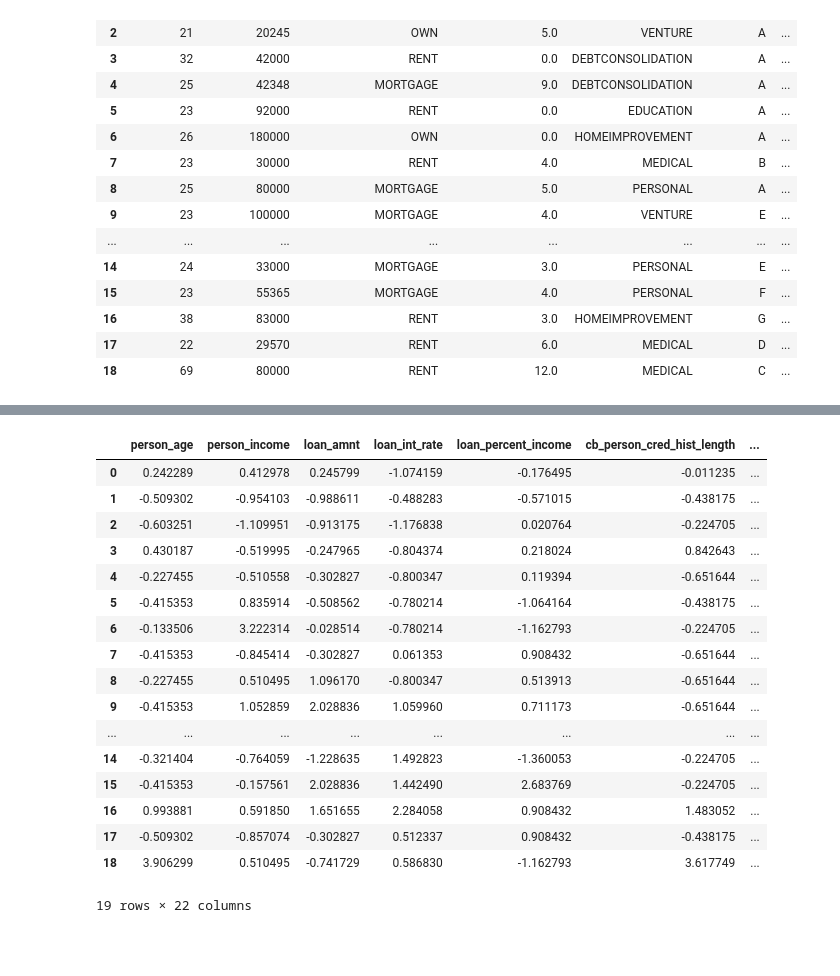
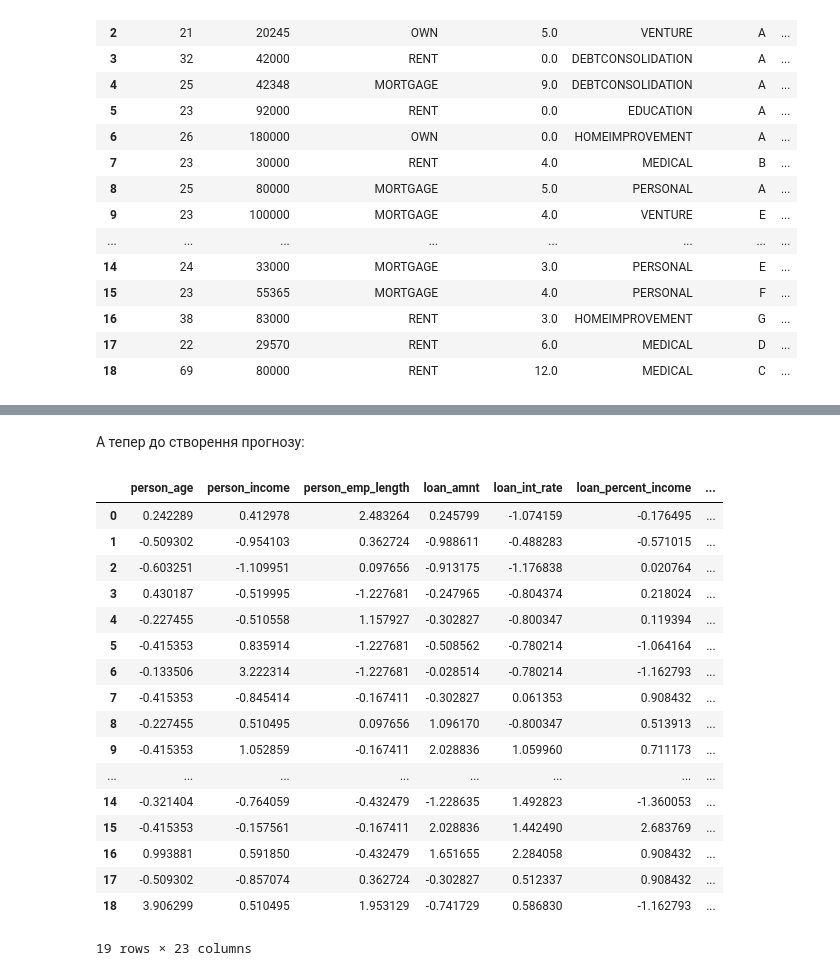
Before and after one commit to dmuman/ML-labs, a Jupyter notebook: lab4/lab4_tutorial.ipynb, the cells around one changed output, grey strips where cells are left out. Cells and saved outputs as stored; diff of their text form; code cells hidden in the pictures; blank space fills up the shorter version.

```diff
--- a/lab4/lab4_tutorial.ipynb
+++ b/lab4/lab4_tutorial.ipynb
@@ -318,28 +430,32 @@ print(accuracy_test)
 # %%
+# імпорт необхідних моделей
 from sklearn.neighbors import KNeighborsClassifier
 from sklearn.svm import SVC
-from sklearn.metrics import r2_score
 
+# створення списку з моделями
 classification_models = [
+    LogisticRegression(),
     KNeighborsClassifier(),
     SVC()
 ]
 
+# пусті списки для навчальних та тестових оцінок
 training_scores = []
 testing_scores = []
 
+# функція, яка робить передбачення
 def model_prediction(model, x_train, y_train, x_test, y_test) -> None:
   """
   Навчає моделі та перевіряє їх якість за допомогою
-  метрики R2.
+  метрики Accuracy score.
 
   Виводить результати навчання моделі.
   """
   model.fit(x_train, y_train)     # навчання моделі на тренувальній вибірці
   y_train_pred = model.predict(X_train)       # прогноз цільової змінної на тренувальній вибірці
   y_test_pred = model.predict(X_test)         # прогноз цільової змінної на тестові вибірці
-  a = accuracy_score(y_train, y_train_pred) * 100   # розрахунок r2 на тренувальній вибірці
-  b = accuracy_score(y_test, y_test_pred) * 100     # розрахунок r2 на тестовій вибірці
+  a = accuracy_score(y_train, y_train_pred) * 100   # розрахунок accuracy score на тренувальній вибірці
+  b = accuracy_score(y_test, y_test_pred) * 100     # розрахунок accuracy score на тестовій вибірці
   training_scores.append(a)                   # поповнення спискій оцінок
   testing_scores.append(b)
 
@@ -467,24 +621,33 @@ X_new.head()
-# %%
-y_pred_new = best_model.predict(X_new)
-
-X_new['Predicted'] = y_pred_new
-X_new
-# %% [output]
-|  | person_age | person_income | loan_amnt | loan_int_rate | loan_percent_income | cb_person_cred_hist_length | ... |
-| 0 | 0.242289 | 0.412978 | 0.245799 | -1.074159 | -0.176495 | -0.011235 | ... |
-| 1 | -0.509302 | -0.954103 | -0.988611 | -0.488283 | -0.571015 | -0.438175 | ... |
-| 2 | -0.603251 | -1.109951 | -0.913175 | -1.176838 | 0.020764 | -0.224705 | ... |
-| 3 | 0.430187 | -0.519995 | -0.247965 | -0.804374 | 0.218024 | 0.842643 | ... |
-| 4 | -0.227455 | -0.510558 | -0.302827 | -0.800347 | 0.119394 | -0.651644 | ... |
-| 5 | -0.415353 | 0.835914 | -0.508562 | -0.780214 | -1.064164 | -0.438175 | ... |
-| 6 | -0.133506 | 3.222314 | -0.028514 | -0.780214 | -1.162793 | -0.224705 | ... |
-| 7 | -0.415353 | -0.845414 | -0.302827 | 0.061353 | 0.908432 | -0.651644 | ... |
-| 8 | -0.227455 | 0.510495 | 1.096170 | -0.800347 | 0.513913 | -0.651644 | ... |
-| 9 | -0.415353 | 1.052859 | 2.028836 | 1.059960 | 0.711173 | -0.651644 | ... |
-| ... | ... | ... | ... | ... | ... | ... | ... |
-| 14 | -0.321404 | -0.764059 | -1.228635 | 1.492823 | -1.360053 | -0.224705 | ... |
-| 15 | -0.415353 | -0.157561 | 2.028836 | 1.442490 | 2.683769 | -0.224705 | ... |
-| 16 | 0.993881 | 0.591850 | 1.651655 | 2.284058 | 0.908432 | 1.483052 | ... |
-| 17 | -0.509302 | -0.857074 | -0.302827 | 0.512337 | 0.908432 | -0.438175 | ... |
-| 18 | 3.906299 | 0.510495 | -0.741729 | 0.586830 | -1.162793 | 3.617749 | ... |
-19 rows × 22 columns
+# %% [markdown]
+А тепер до створення прогнозу:
+# %%
+# прогнозування за допомогою найкращої моделі
+y_pred_new = best_model.predict(X_new)
+
+# створення нового фрейму, який міститиме незалежні змінні та передбачені значення
+df_predicted = X_new.copy()
+
+# додавання колонки з передбаченими значеннями
+df_predicted['Predicted'] = y_pred_new
+
+# виведення нового фрейму
+df_predicted
+# %% [output]
+|  | person_age | person_income | person_emp_length | loan_amnt | loan_int_rate | loan_percent_income | ... |
+| 0 | 0.242289 | 0.412978 | 2.483264 | 0.245799 | -1.074159 | -0.176495 | ... |
+| 1 | -0.509302 | -0.954103 | 0.362724 | -0.988611 | -0.488283 | -0.571015 | ... |
+| 2 | -0.603251 | -1.109951 | 0.097656 | -0.913175 | -1.176838 | 0.020764 | ... |
+| 3 | 0.430187 | -0.519995 | -1.227681 | -0.247965 | -0.804374 | 0.218024 | ... |
+| 4 | -0.227455 | -0.510558 | 1.157927 | -0.302827 | -0.800347 | 0.119394 | ... |
+| 5 | -0.415353 | 0.835914 | -1.227681 | -0.508562 | -0.780214 | -1.064164 | ... |
+| 6 | -0.133506 | 3.222314 | -1.227681 | -0.028514 | -0.780214 | -1.162793 | ... |
+| 7 | -0.415353 | -0.845414 | -0.167411 | -0.302827 | 0.061353 | 0.908432 | ... |
+| 8 | -0.227455 | 0.510495 | 0.097656 | 1.096170 | -0.800347 | 0.513913 | ... |
+| 9 | -0.415353 | 1.052859 | -0.167411 | 2.028836 | 1.059960 | 0.711173 | ... |
+| ... | ... | ... | ... | ... | ... | ... | ... |
+| 14 | -0.321404 | -0.764059 | -0.432479 | -1.228635 | 1.492823 | -1.360053 | ... |
+| 15 | -0.415353 | -0.157561 | -0.167411 | 2.028836 | 1.442490 | 2.683769 | ... |
+| 16 | 0.993881 | 0.591850 | -0.432479 | 1.651655 | 2.284058 | 0.908432 | ... |
+| 17 | -0.509302 | -0.857074 | 0.362724 | -0.302827 | 0.512337 | 0.908432 | ... |
+| 18 | 3.906299 | 0.510495 | 1.953129 | -0.741729 | 0.586830 | -1.162793 | ... |
+19 rows × 23 columns
```
Also changed, not shown: parts of 56 cells of this notebook.
